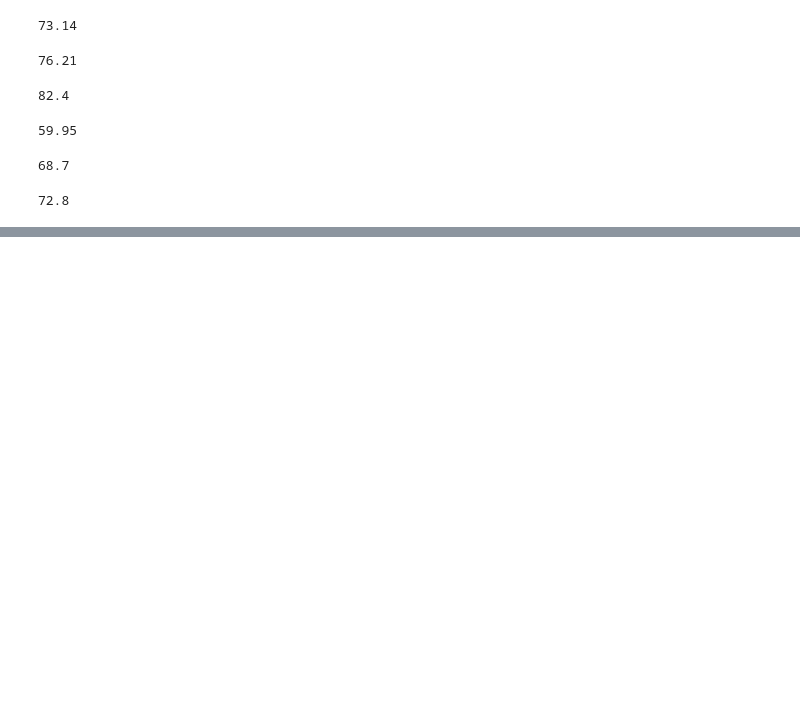
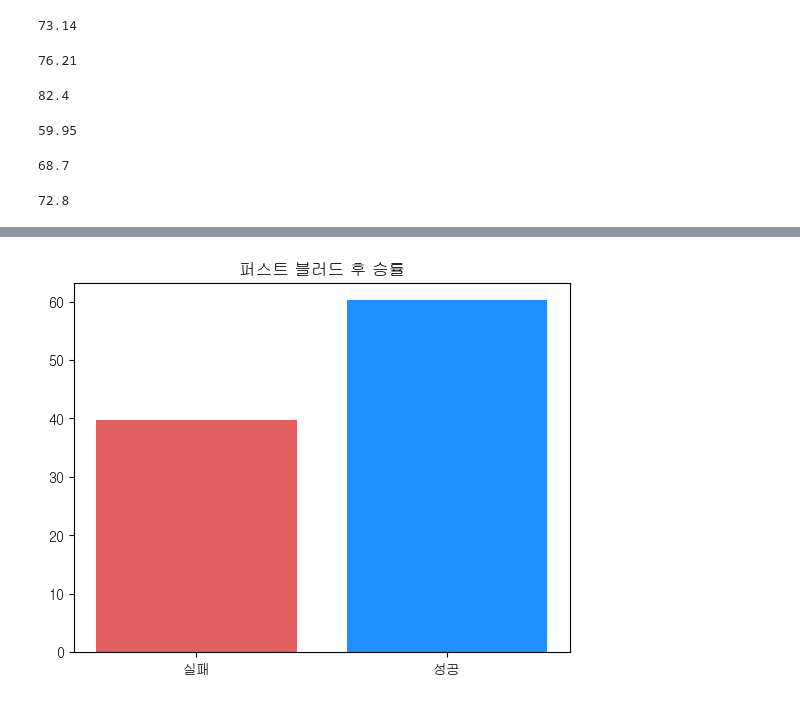
Before and after one commit to chr867/lol_mini, a Jupyter notebook: ogo.ipynb, the cells around one changed output, grey strips where cells are left out. Saved outputs shown, nothing was run; the diff lists cells and outputs as text; code cells hidden in the pictures; blank space fills up the shorter version.

```diff
--- a/ogo.ipynb
+++ b/ogo.ipynb
@@ -114,3 +114,22 @@ fc_cnt
+# %%
+fc_rate=[]
+for i in range(len(fc_cnt)):
+    fc_rate.append(fc_cnt.iloc[i]['rate'])
+fc_win=[]
+for i in range(len(fc_cnt)):
+    if fc_cnt.index[i]=='True':
+        fc_win.append('성공')
+    else:
+        fc_win.append('실패')
+
+plt.figure()
+x = np.arange(2)
+plt.title('퍼스트 블러드 후 승률')
+plt.bar(x, fc_rate, color=['#e35f62','dodgerblue'])
+plt.xticks(x, fc_win)
+plt.show()
+# %% [output]
+[figure, added]
 # %%
 win_cnt=winrate[winrate['win']=='True']
 fd_cnt=win_cnt.groupby(['firstDragon'])[['win']].count()
```
Also changed, not shown: parts of 15 cells of this notebook, 1 other file.
